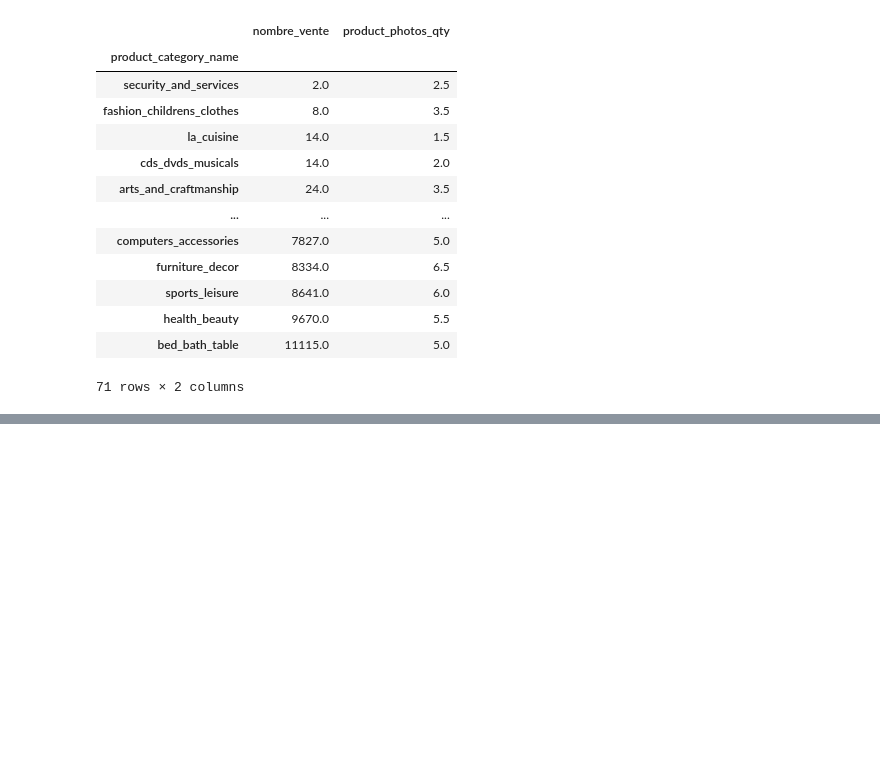
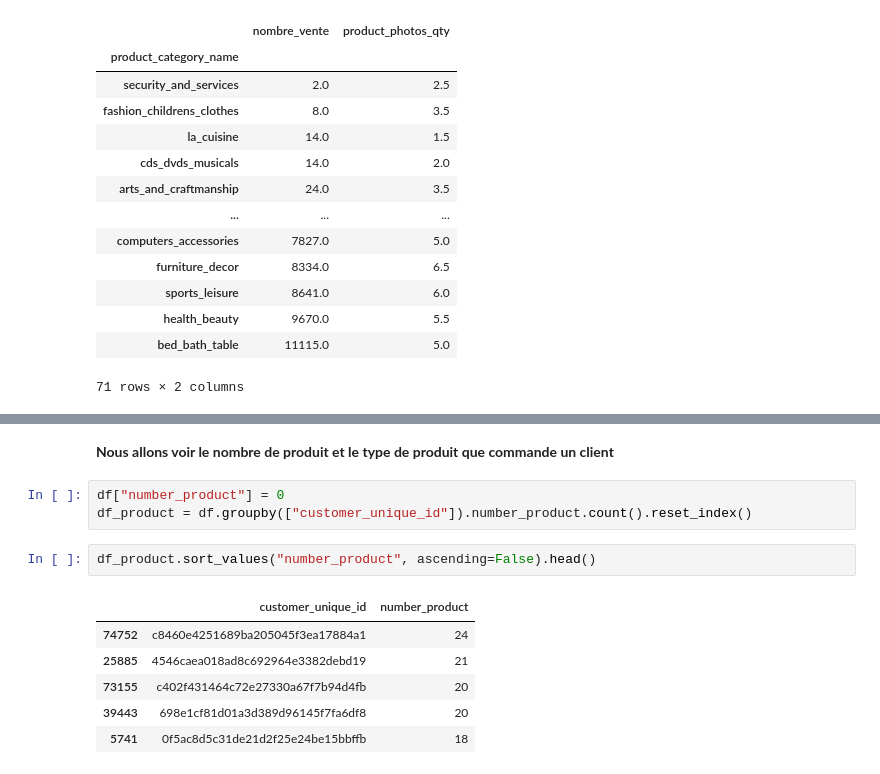
Before and after one commit to Data-dream-team-Laurence/Brief-data-dream-team, a Jupyter notebook: segmentation_client/segmentation.ipynb, the cells around one changed output, grey strips where cells are left out. Drawn from its saved outputs; the diff is of its cells as text; blank space fills up the shorter version.

```diff
--- a/segmentation_client/segmentation.ipynb
+++ b/segmentation_client/segmentation.ipynb
@@ -198,0 +365,14 @@ df_category.sort_values("nombre_vente")
+# %% [markdown]
+**Nous allons voir le nombre de produit et le type de produit que commande un client**
+# %%
+df["number_product"] = 0
+df_product = df.groupby(["customer_unique_id"]).number_product.count().reset_index()
+# %%
+df_product.sort_values("number_product", ascending=False).head()
+# %% [output]
+|  | customer_unique_id | number_product |
+| 74752 | c8460e4251689ba205045f3ea17884a1 | 24 |
+| 25885 | 4546caea018ad8c692964e3382debd19 | 21 |
+| 73155 | c402f431464c72e27330a67f7b94d4fb | 20 |
+| 39443 | 698e1cf81d01a3d389d96145f7fa6df8 | 20 |
+| 5741 | 0f5ac8d5c31de21d2f25e24be15bbffb | 18 |
```
Also changed, not shown: parts of 19 cells of this notebook, 2 other files.
